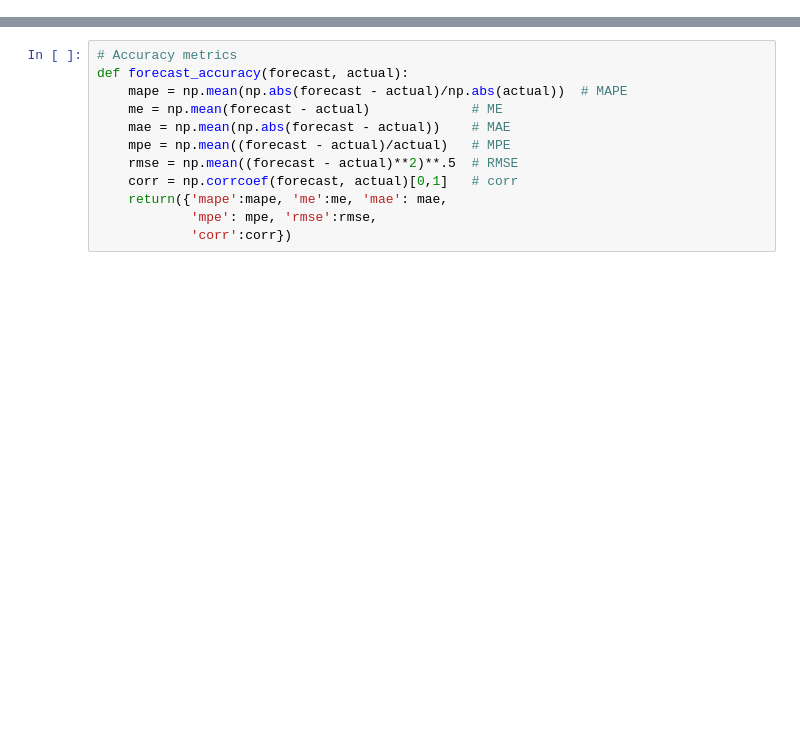
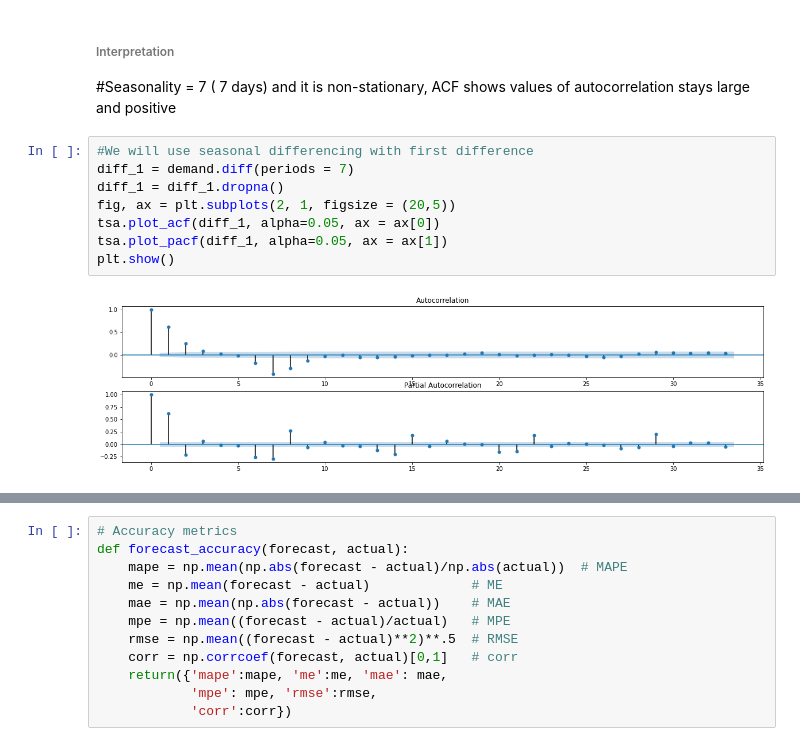
Before and after one commit to RammySekham/data--to-ml-pipeline, a Jupyter notebook: model.ipynb, the cells around one changed output, grey strips where cells are left out. Drawn from its saved outputs; the diff is of its cells as text; blank space fills up the shorter version.

```diff
--- a/model.ipynb
+++ b/model.ipynb
@@ -508,0 +91,13 @@ forecast_2020 = pd.Series.to_numpy(pre_2020['mean'])
+# %% [markdown]
+###### Interpretation
+#Seasonality = 7 ( 7 days) and it is non-stationary, ACF shows values of autocorrelation stays large and positive
+# %%
+#We will use seasonal differencing with first difference
+diff_1 = demand.diff(periods = 7)
+diff_1 = diff_1.dropna()
+fig, ax = plt.subplots(2, 1, figsize = (20,5))
+tsa.plot_acf(diff_1, alpha=0.05, ax = ax[0])
+tsa.plot_pacf(diff_1, alpha=0.05, ax = ax[1])
+plt.show()
+# %% [output]
+[figure, added]
```
Also changed, not shown: parts of 52 cells of this notebook, 2 other files.
